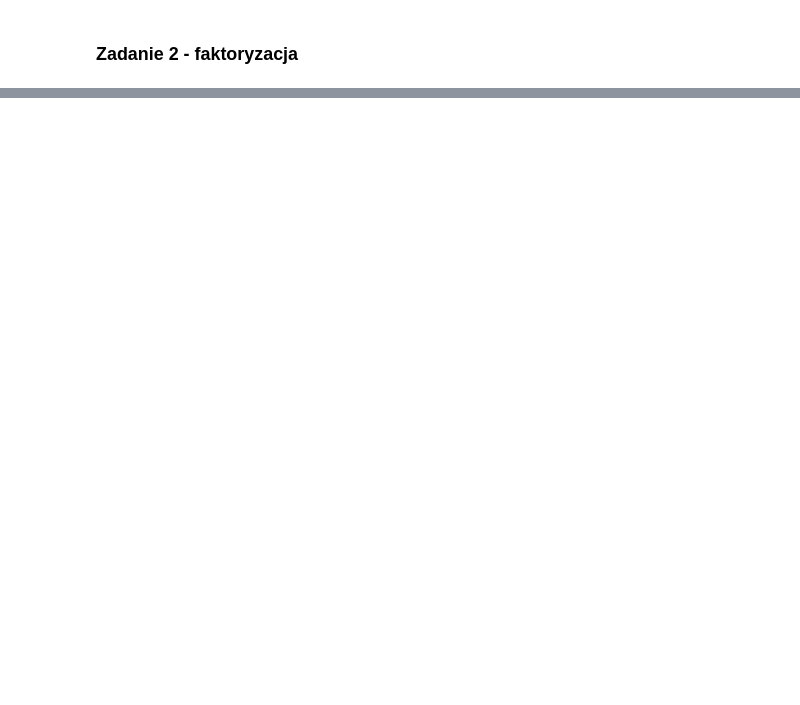
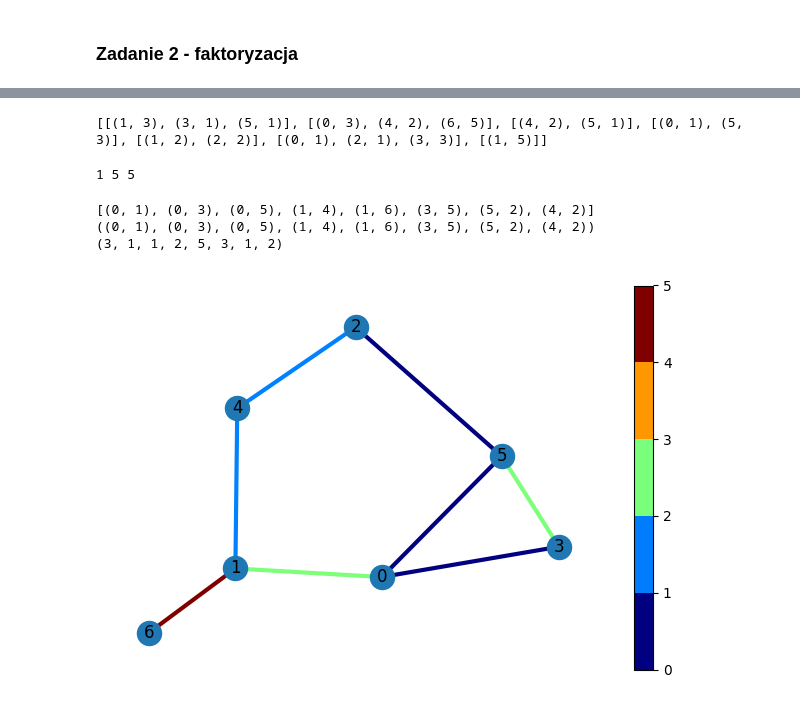
Before and after one commit to Panyloi/MOwNiT_AGH, a Jupyter notebook: lab2_cwiczenia/lab2.ipynb, the cells around one changed output, grey strips where cells are left out. Drawn from its saved outputs; the diff is of its cells as text; code cells hidden in the pictures; blank space fills up the shorter version.

Commit message:
Started ex3 - making plot with colorbar and loading graphs from file

```diff
--- a/lab2_cwiczenia/lab2.ipynb
+++ b/lab2_cwiczenia/lab2.ipynb
@@ -166,0 +194,52 @@ l1, u1= factorization(b)
+# %%
+graph, s, t, E = loadGraph("graf.txt")
+# %%
+print(graph)
+# %% [output]
+[[(1, 3), (3, 1), (5, 1)], [(0, 3), (4, 2), (6, 5)], [(4, 2), (5, 1)], [(0, 1), (5, 3)], [(1, 2), (2, 2)], [(0, 1), (2, 1), (3, 3)], [(1, 5)]]
+# %%
+print(s, t, E)
+# %% [output]
+1 5 5
+# %%
+def graphToNx(graph, s, t):
+
+    fig, ax1 = plt.subplots()
+
+    G = nx.Graph()
+    n = len(graph)
+    max_weigh = 0
+
+    for i in range(n):
+        for j, cost in graph[i]:
+            G.add_edge(i, j, weight = cost)
+            max_weigh = max(cost, max_weigh)
+
+
+    pos = nx.spring_layout(G)
+
+    edges = G.edges()
+    weights = [G[u][v]['weight'] for u,v in edges]
+    print(edges)
+    # bounds = np.linspace(0, max_weigh, max_weigh + 1)
+    bounds = np.linspace(0, max_weigh, max_weigh + 1)
+    cmap = plt.cm.jet
+
+    norm = mpl.colors.BoundaryNorm(bounds, cmap.N)
+    ax2 = fig.add_axes([0.95, 0.1, 0.03, 0.8])
+
+    edges,weights = zip(*nx.get_edge_attributes(G,'weight').items())
+    print(edges)
+
+    nx.draw(G, pos = pos, width = 3, edge_color=weights, edge_cmap = cmap, with_labels = True, ax = ax1)
+
+    print(weights)
+    cb = mpl.colorbar.ColorbarBase(ax2, cmap=cmap, norm=norm,
+    spacing='proportional', ticks=bounds, boundaries=bounds, format='%1i')
+# %%
+graphToNx(graph, s, t)
+# %% [output]
+[(0, 1), (0, 3), (0, 5), (1, 4), (1, 6), (3, 5), (5, 2), (4, 2)]
+((0, 1), (0, 3), (0, 5), (1, 4), (1, 6), (3, 5), (5, 2), (4, 2))
+(3, 1, 1, 2, 5, 3, 1, 2)
+[figure, added]
```
Also changed, not shown: parts of 16 cells of this notebook.
